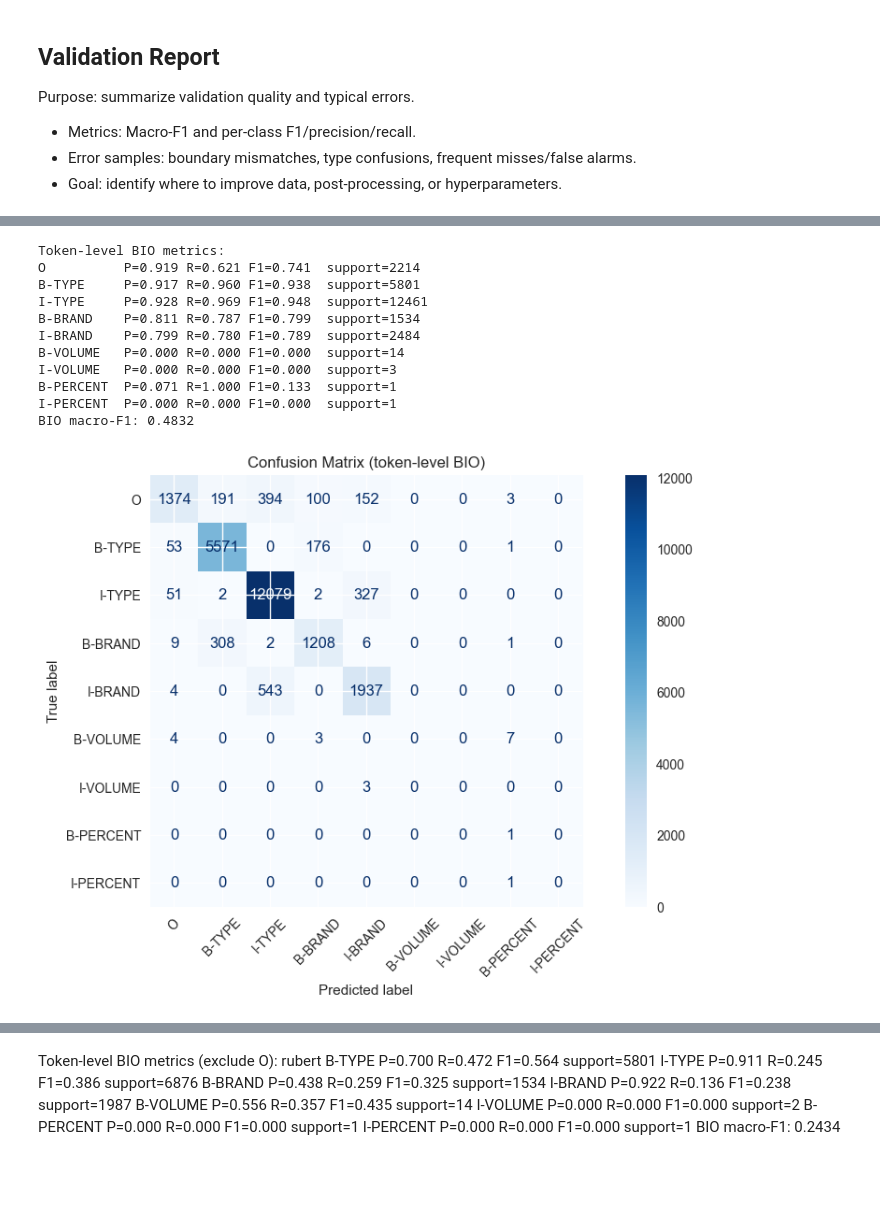
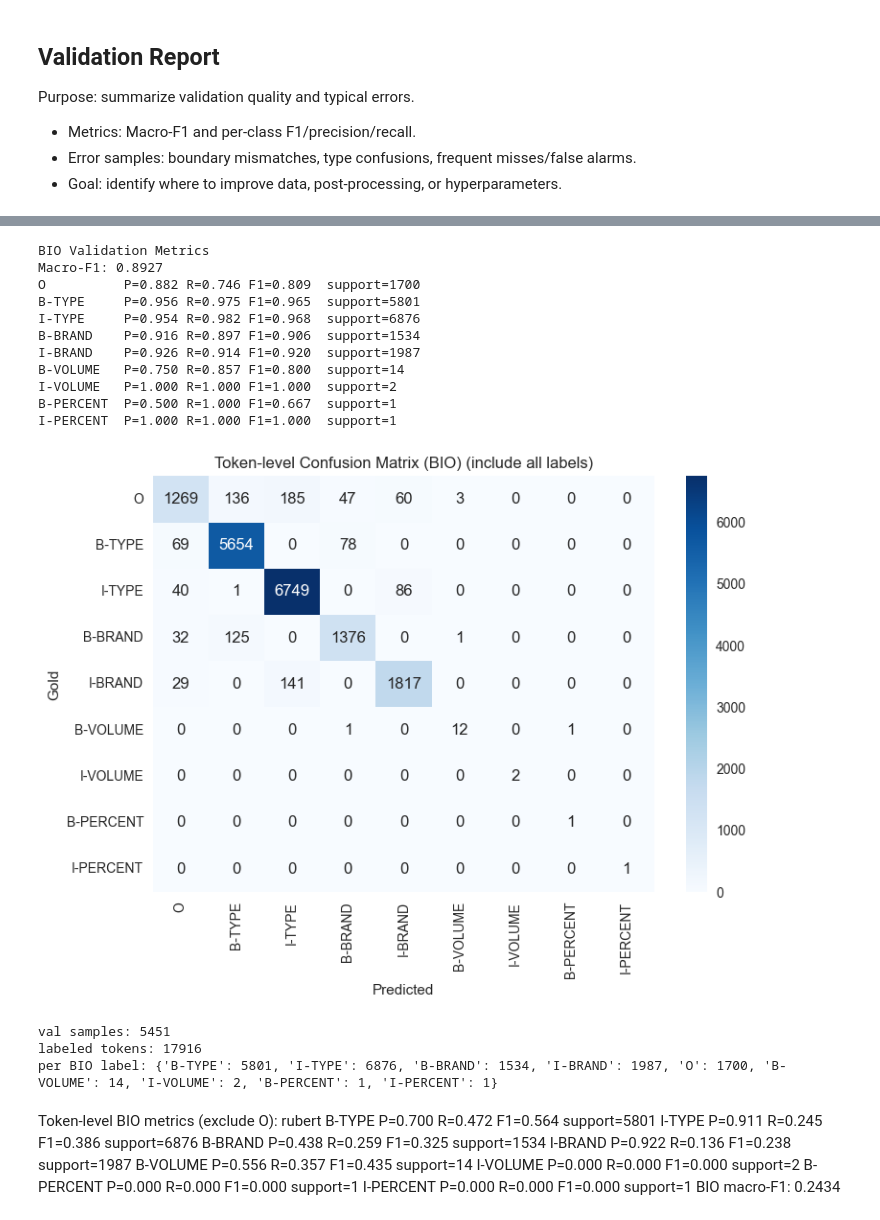
Before and after one commit to BioRhythmLTC/ltc-business-10-rhythm, a Jupyter notebook: pipeline_copyaddedpreprocessing.ipynb, the cells around one changed output, grey strips where cells are left out. Drawn from its saved outputs; the diff is of its cells as text; code cells hidden in the pictures; blank space fills up the shorter version.

```diff
--- a/pipeline_copyaddedpreprocessing.ipynb
+++ b/pipeline_copyaddedpreprocessing.ipynb
@@ -3015,14 +2908,0 @@ def token_level_classification_report(model, dataset, id2label, exclude_O=True):
-# %%
-report = token_level_classification_report_v2(model, val_ds, id2label)
-# %% [output]
-Token-level BIO metrics:
-O          P=0.919 R=0.621 F1=0.741  support=2214
-B-TYPE     P=0.917 R=0.960 F1=0.938  support=5801
-I-TYPE     P=0.928 R=0.969 F1=0.948  support=12461
-B-BRAND    P=0.811 R=0.787 F1=0.799  support=1534
-I-BRAND    P=0.799 R=0.780 F1=0.789  support=2484
-B-VOLUME   P=0.000 R=0.000 F1=0.000  support=14
-I-VOLUME   P=0.000 R=0.000 F1=0.000  support=3
-B-PERCENT  P=0.071 R=1.000 F1=0.133  support=1
-I-PERCENT  P=0.000 R=0.000 F1=0.000  support=1
-BIO macro-F1: 0.4832
@@ -3066,4 +2909,3 @@ def plot_token_confusion_matrix(model, dataset, id2label, exclude_O=False, cmap=
-# %%
-plot_token_confusion_matrix(model, val_ds, id2label)
-# %% [output]
-[figure, removed]
+# %%
+bio_metrics = validation_report_bio(trainer, val_ds, id2label, include_O=True, plot_cm=True)
+# %% [output]
@@ -3070,3 +2913,37 @@ plot_token_confusion_matrix(model, val_ds, id2label)
+BIO Validation Metrics
+Macro-F1: 0.8927
+O          P=0.882 R=0.746 F1=0.809  support=1700
+B-TYPE     P=0.956 R=0.975 F1=0.965  support=5801
+I-TYPE     P=0.954 R=0.982 F1=0.968  support=6876
+B-BRAND    P=0.916 R=0.897 F1=0.906  support=1534
+I-BRAND    P=0.926 R=0.914 F1=0.920  support=1987
+B-VOLUME   P=0.750 R=0.857 F1=0.800  support=14
+I-VOLUME   P=1.000 R=1.000 F1=1.000  support=2
+B-PERCENT  P=0.500 R=1.000 F1=0.667  support=1
+I-PERCENT  P=1.000 R=1.000 F1=1.000  support=1
+[figure, added]
+# %%
+from collections import Counter
+
+def count_token_labels(dataset, id2label):
+    counts = Counter()
+    total = 0
+    for ex in dataset:
+        for g in ex['labels']:
+            if int(g) == -100:
+                continue
+            counts[id2label[int(g)]] += 1
+            total += 1
+    return counts, total
+
+lbl_counts, total_tokens = count_token_labels(val_ds, id2label)
+print('val samples:', len(val_ds))
+print('labeled tokens:', total_tokens)
+print('per BIO label:', dict(lbl_counts))
+# %% [output]
+val samples: 5451
+labeled tokens: 17916
+per BIO label: {'B-TYPE': 5801, 'I-TYPE': 6876, 'B-BRAND': 1534, 'I-BRAND': 1987, 'O': 1700, 'B-VOLUME': 14, 'I-VOLUME': 2, 'B-PERCENT': 1, 'I-PERCENT': 1}
 # %% [markdown]
 Token-level BIO metrics (exclude O): rubert
 B-TYPE     P=0.700 R=0.472 F1=0.564  support=5801
```
Also changed, not shown: parts of 30 cells of this notebook, 4 other files.
